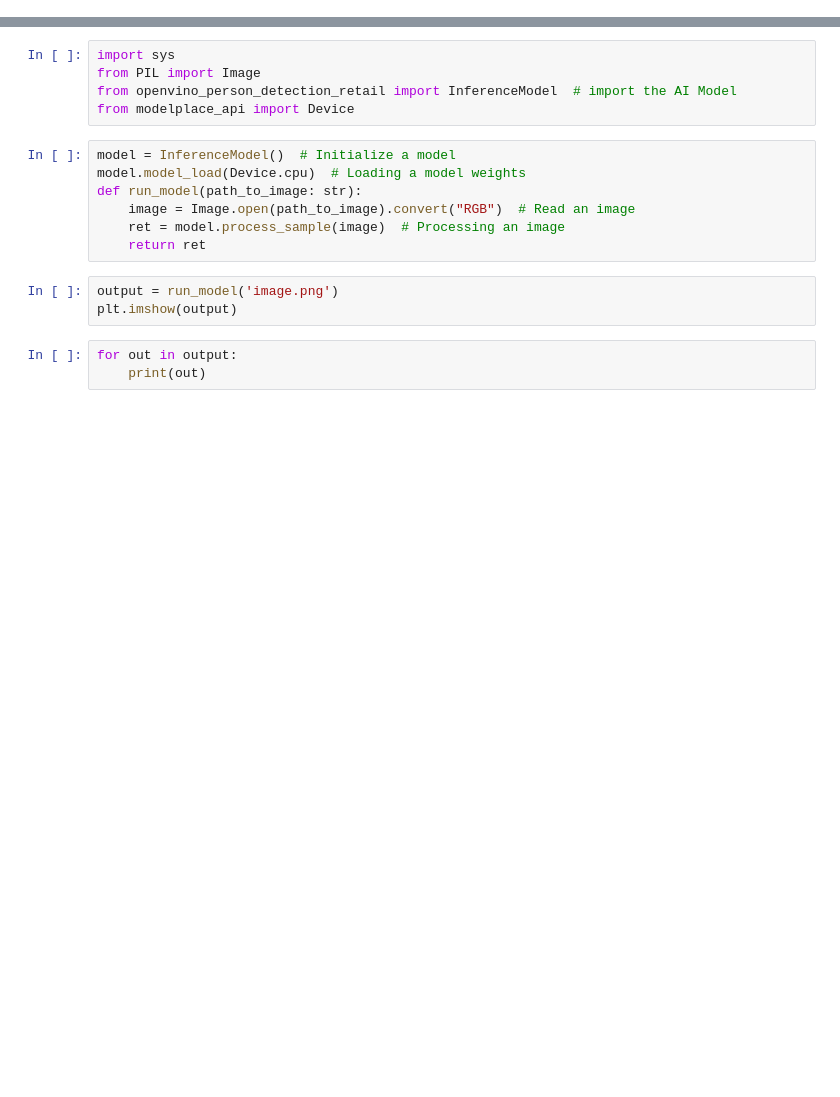
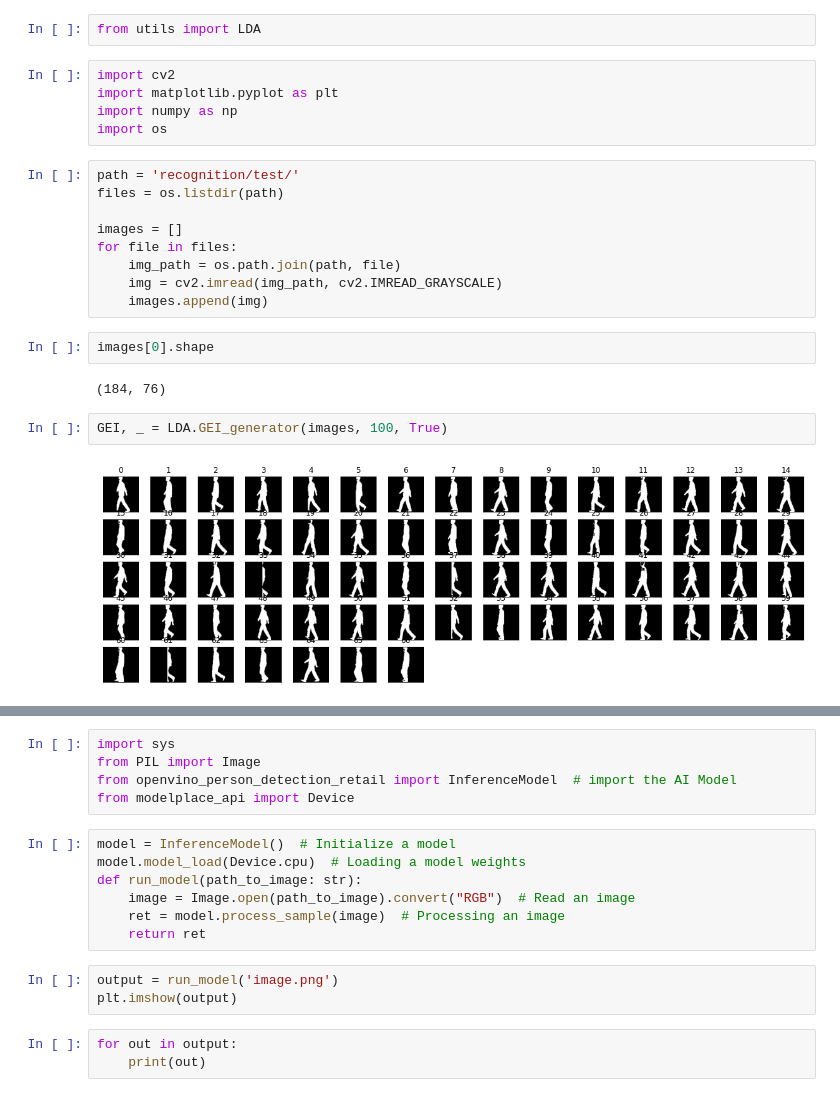
Before and after one commit to cidimec/UCB-squirrels, a Jupyter notebook: test.ipynb, the cells around one changed output, grey strips where cells are left out. Saved outputs shown, nothing was run; the diff lists cells and outputs as text; blank space fills up the shorter version.

```diff
--- a/test.ipynb
+++ b/test.ipynb
@@ -0,0 +1,24 @@
+# %%
+from utils import LDA
+# %%
+import cv2
+import matplotlib.pyplot as plt
+import numpy as np
+import os
+# %%
+path = 'recognition/test/'
+files = os.listdir(path)
+
+images = []
+for file in files:
+    img_path = os.path.join(path, file)
+    img = cv2.imread(img_path, cv2.IMREAD_GRAYSCALE)
+    images.append(img)
+# %%
+images[0].shape
+# %% [output]
+(184, 76)
+# %%
+GEI, _ = LDA.GEI_generator(images, 100, True)
+# %% [output]
+[figure, added]
```
Also changed, not shown: parts of 13 cells of this notebook, 23 other files.
